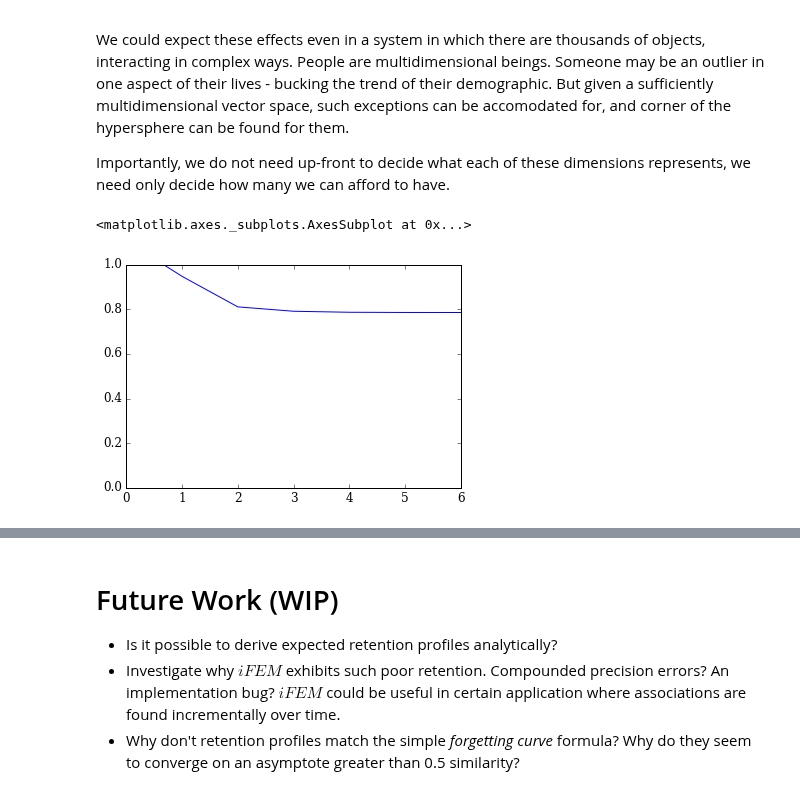
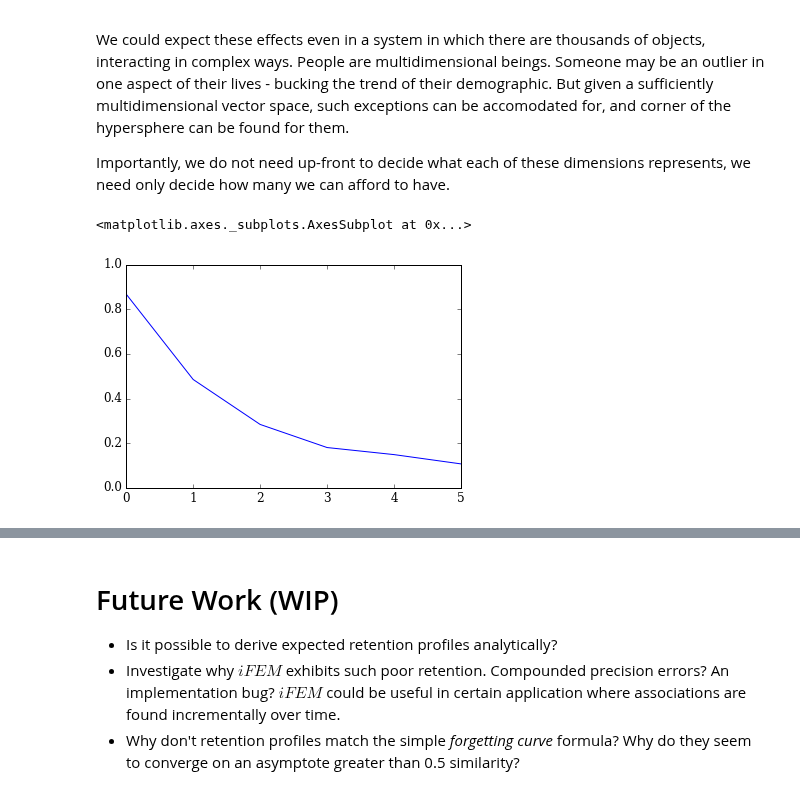
Before and after one commit to sagland/vecassoc, a Jupyter notebook: notebooks/vecassoc.ipynb, the cells around one changed output, grey strips where cells are left out. Saved outputs shown, nothing was run; the diff lists cells and outputs as text; code cells hidden in the pictures.

```diff
--- a/notebooks/vecassoc.ipynb
+++ b/notebooks/vecassoc.ipynb
@@ -591,6 +591,8 @@ def hs_nemean(vs, ws=None):
 def hs_ifmean(vs, ws=None, posw=False):
     '''Incremental Fréchet Mean estimation of a weighted set
     of hyperspherical vectors.'''
+    if len(vs.shape) == 1: # We've been passed a single vector
+        vs = vs.reshape(1,len(vs))
     if ws is None:
         ws = np.ones(vs.shape[0], dtype=np.float)
         aws = ws
@@ -609,6 +611,8 @@ def hs_pfmean(vs, ws=None, posw=False):
     '''Pairwise Fréchet Mean estimation of a weighted set
     of hyperspherical vectors by recursively slerping pairs
     together until one vector remains.'''
+    if len(vs.shape) == 1: # We've been passed a single vector
+        vs = vs.reshape(1,len(vs))
     m, n = vs.shape
     if ws is None:
         ws = np.ones(m, dtype=np.float)
@@ -990,37 +1024,37 @@ def hs_relmap(rels, n=3, k=2, history=False, mf=hs_pfmean):
     return mus, deltas, vs
 # %%
 np.random.seed(35)
-M = 4 # Number of objects
-R = 6 # Number of relations
+M = 100 # Number of objects
+R = 500 # Number of relations
 N = 3   # Number of dimensions
-K = 7   # Number of generations
+K = 6   # Number of generations
 MF = hs_pfmean
 #MF = hs_nemean
 
 # Generate some random relations
 rels = np.zeros(R, dtype=[('a', 'i4'), ('b', 'i4'), ('w', 'f4')])
 rels['a'] = np.random.randint(0, M, R)
 rels['b'] = np.random.randint(0, M, R)
 #rels['w'] = np.abs(np.random.standard_normal(R))
 rels['w'] = (np.random.exponential(1, R) + 1)
 rels['w'] *= np.random.choice([-1,1], R) # Some negative
 
-rels['a'] = [2,3,1,1,2,3]
-rels['b'] = [1,2,3,4,4,4]
-rels['w'] = [1,1,1,-1,-1,-1]
+# rels['a'] = [2,3,1,1,2,3]
+# rels['b'] = [1,2,3,4,4,4]
+# rels['w'] = [1,1,1,-1,-1,-1]
 
 # Run the algorithm
 mus, deltas, vs = hs_relmap(rels, n=N, k=K, mf=MF, history=True)
 nmus = mus / mus.max()
 # Plot the amount of movement each generation.
 pd.Series([hs_distance(vs[k],vs[k+1]).mean() for k in range(K)]).plot(ylim=(0.0,1))
 
 # Current issues:
 # * Bug? Including negative weights leads to wild swinging of many points each gen.
 # * Design flaw? high R:M ratio and positive weights leads to all points clustering together
 # %% [output]
 <matplotlib.axes._subplots.AxesSubplot at 0x...>
-[figure, old version]
+[figure, new version]
 # %%
 # Illustrate the incorrect results generated by a normalized
 # weighted Euclidean mean.
```
Also changed, not shown: parts of 3 cells of this notebook.
